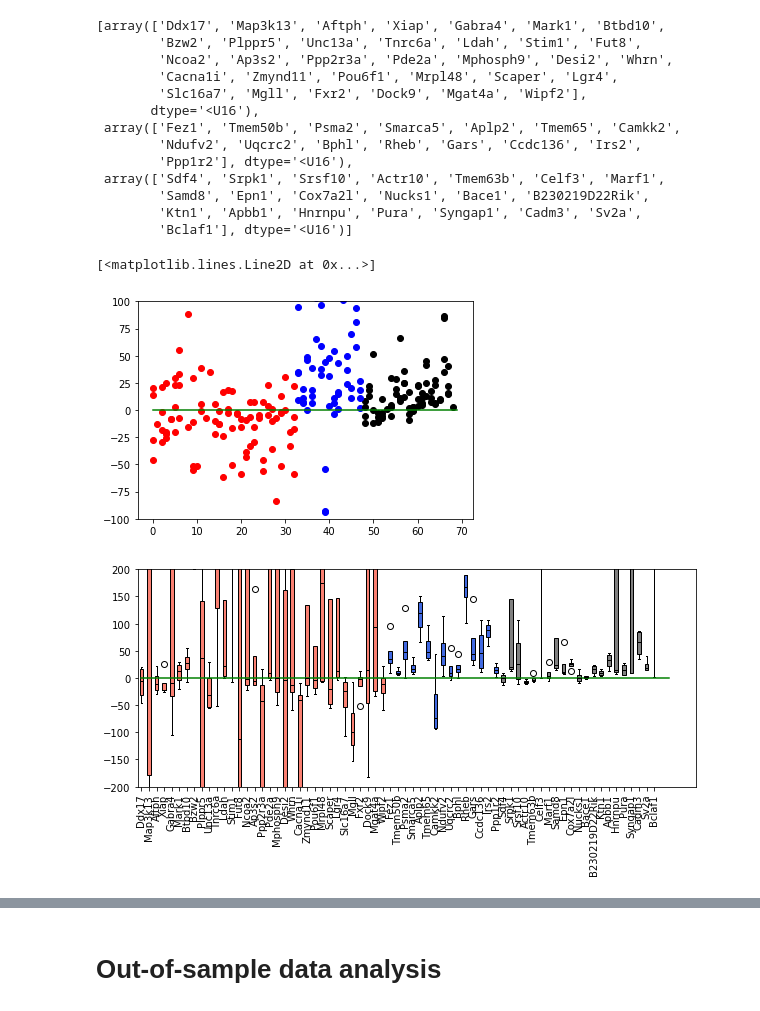
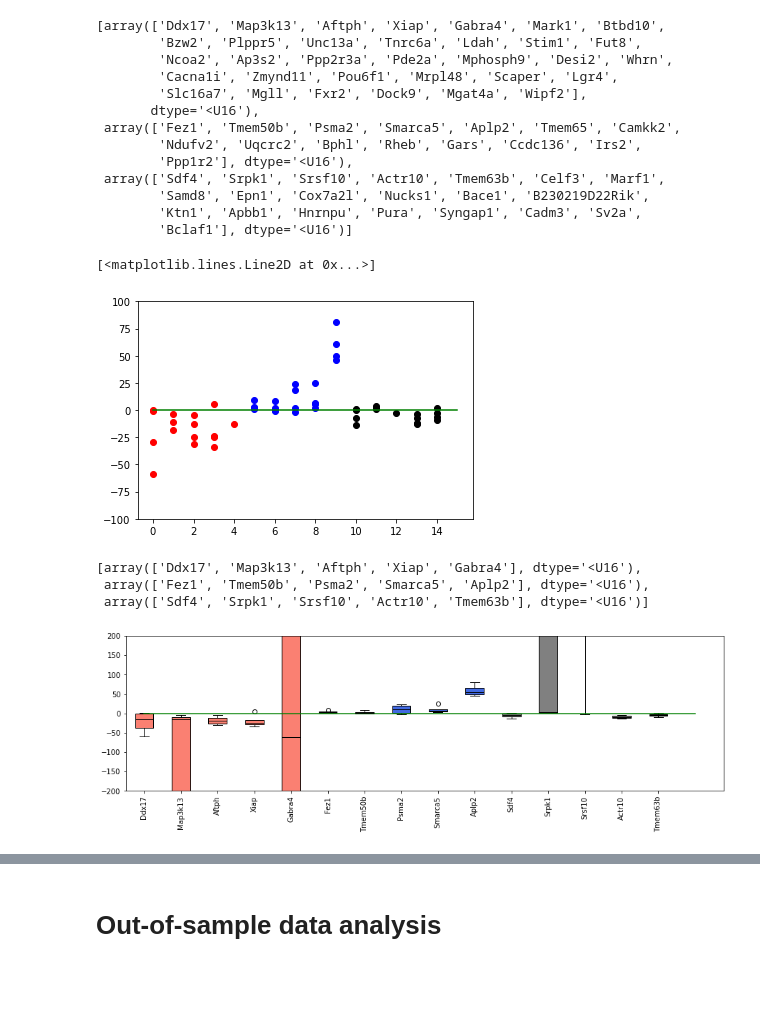
Before and after one commit to pachterlab/GVFP_2021, a Jupyter notebook: gg220802_monod.ipynb, the cells around one changed output, grey strips where cells are left out. Saved outputs shown, nothing was run; the diff lists cells and outputs as text; code cells hidden in the pictures; blank space fills up the shorter version.

```diff
--- a/gg220802_monod.ipynb
+++ b/gg220802_monod.ipynb
@@ -851,0 +860,7 @@ genes_kept = [x['genes'] for x in results]
+# %%
+genes_kept = [x['genes'] for x in results]
+sample_names = ['C01','B08','H12','F08']
+models=('Bursty','CIR','Extrinsic')
+dataset_names = ['allen_'+y+'_glu'  for y in sample_names]
+sample_looms = ['/home/ggorin/count_data/loom_allen_celltype_kb/test/'+x+'.loom' for x in dataset_names]
+gene_names_to_run = [x[:5] for x in genes_kept]
@@ -854,13 +879,8 @@ import multiprocessing
 # pool=multiprocessing.Pool(processes=n_cores)
 
 t1=time.time()
-sample_names = ['C01','B08','H12','F08']
-models=('Bursty','CIR','Extrinsic')
-dataset_names = ['allen_'+y+'_glu'  for y in sample_names]
-sample_looms = ['/home/ggorin/count_data/loom_allen_celltype_kb/test/'+x+'.loom' for x in dataset_names]
 # test_data_ind = 2
 oss_res = {}
-gene_names_to_run = [x for x in genes_kept]
 # genes_to_run = [gene_inds_kept[0][:5], gene_inds_kept[1][:6], gene_inds_kept[0][:4]]
 # [x[:5] for x in gene_inds_kept]
 
@@ -881,7 +901,7 @@ for test_data_ind in range(len(sample_looms)):
             fit_iterable = zip(U[gene_locations],\
                                S[gene_locations],\
                                [2]*n_genes_to_run,\
-                               [15]*n_genes_to_run)
+                               [5]*n_genes_to_run)
             model_res = pool.map(par_fun_fullfit, fit_iterable)
             oos_res_dataset[models[model_set]] = model_res
             pool.close()
@@ -938,32 +960,38 @@ indices = [np.arange(0,len(gene_names_to_run[0])), \
 # genes_ran = [gn[x] for x in genes_to_run]
 # %%
 colors= ('r','b','k')
-for test_data_ind in range(len(sample_looms)):
+for test_data_ind in range(len(sample_names)):
     for model_set in range(3):
         plt.scatter(indices[model_set],lik_ratios_oos[test_data_ind][model_set],c=colors[model_set])
 plt.ylim([-100,100])
 plt.plot([0,sum([len(x) for x in indices])],[0,0],'g-')
 # %% [output]
 [<matplotlib.lines.Line2D at 0x...>]
-[figure, old version]
+[figure, new version]
+# %%
+gene_names_to_run
+# %% [output]
+[array(['Ddx17', 'Map3k13', 'Aftph', 'Xiap', 'Gabra4'], dtype='<U16'),
+ array(['Fez1', 'Tmem50b', 'Psma2', 'Smarca5', 'Aplp2'], dtype='<U16'),
+ array(['Sdf4', 'Srpk1', 'Srsf10', 'Actr10', 'Tmem63b'], dtype='<U16')]
 # %%
 colors= ('salmon','royalblue','grey')
-fig1,ax1 = plt.subplots(1,1,figsize=(10,4))
+fig1,ax1 = plt.subplots(1,1,figsize=(15,4))
 for model_set in range(3):
     d = np.asarray([lik_ratios_oos[test_data_ind][model_set] for test_data_ind in range(len(sample_looms))])
     bplot = ax1.boxplot(d,positions=indices[model_set],vert=True,patch_artist=True)
     for patch in bplot['boxes']:
         patch.set_facecolor(colors[model_set])
     for median in bplot['medians']:
         median.set_color('k')
 #     print(bplot)
 #     for test_data_ind in range(len(sample_looms)):
 #         plt.scatter(indices[model_set],lik_ratios_oos[test_data_ind][model_set],c=colors[model_set])
 ax1.set_ylim([-200,200])
-ax1.plot([0,1+sum([len(x) for x in indices])],[0,0],'g-')
+ax1.plot([0,sum([len(x) for x in indices])],[0,0],'g-')
 _=ax1.set_xticks(np.concatenate(indices),np.concatenate(gene_names_to_run),rotation=90)
 # %% [output]
-[figure, old version]
+[figure, new version]
 # %%
 colors= ('salmon','royalblue','grey')
 fig1,ax1 = plt.subplots(1,1,figsize=(10,4))
```
Also changed, not shown: parts of 15 cells of this notebook, 2 other files.
